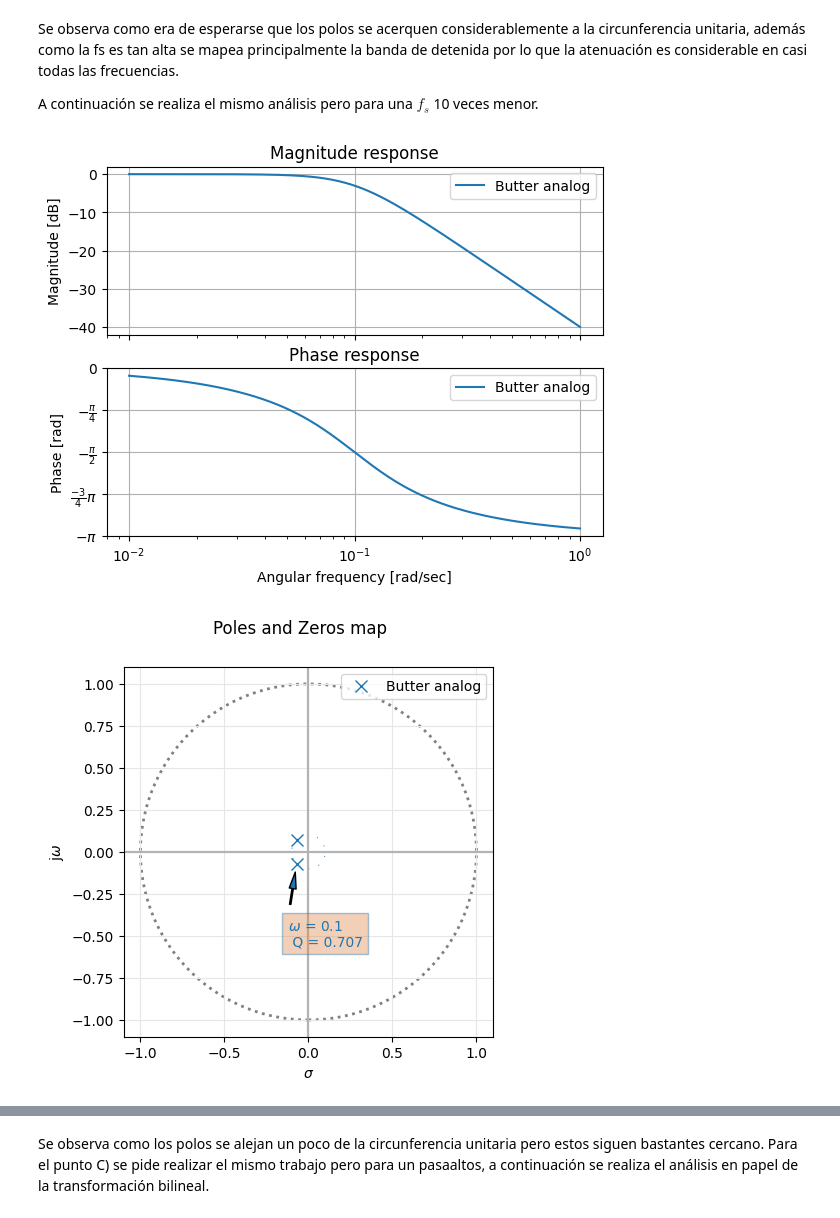
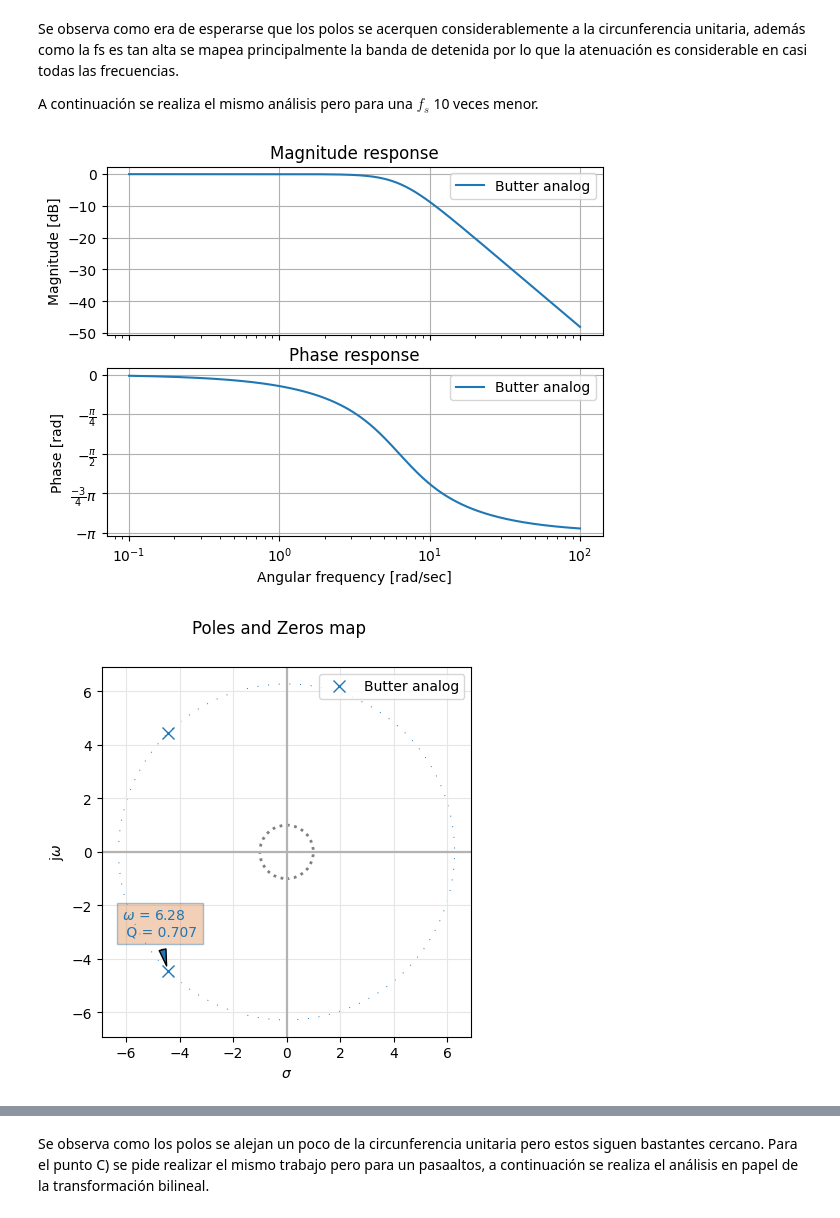
Before and after one commit to jyanezlanda/TC2, a Jupyter notebook: W12/TS7/TS7.ipynb, the cells around one changed output, grey strips where cells are left out. Saved outputs shown, nothing was run; the diff lists cells and outputs as text; code cells hidden in the pictures.

```diff
--- a/W12/TS7/TS7.ipynb
+++ b/W12/TS7/TS7.ipynb
@@ -74,16 +77,14 @@ Se observa como era de esperarse que los polos se acerquen considerablemente a l
 A continuación se realiza el mismo análisis pero para una $f_s$ 10 veces menor.
 # %%
 ### ARMADO DEL BUTTER ANALOGICO DE NUEVO
-fs = 10 # en kHz
-Ww = fs
-
+fs = 10# en kHz
 zz, pp, kk = sig.buttap(2)
-zz, pp, kk = sig.lp2lp_zpk(zz, pp, kk, wo = fc/Ww)
+zz, pp, kk = sig.lp2lp_zpk(zz, pp, kk, wo = 2*np.pi*fc)
 ### Se dezplaza el filtro original ya que la normalización se hace para que K=2
 
 num, den = sig.zpk2tf(zz, pp, kk)
 TF = sig.TransferFunction(num, den)
 analyze_sys(TF, sys_name = "Butter analog")
 # %% [output]
-[figure, old version]
+[figure, new version]
-[figure, old version]
+[figure, new version]
```
Also changed, not shown: parts of 14 cells of this notebook, 2 other files.
